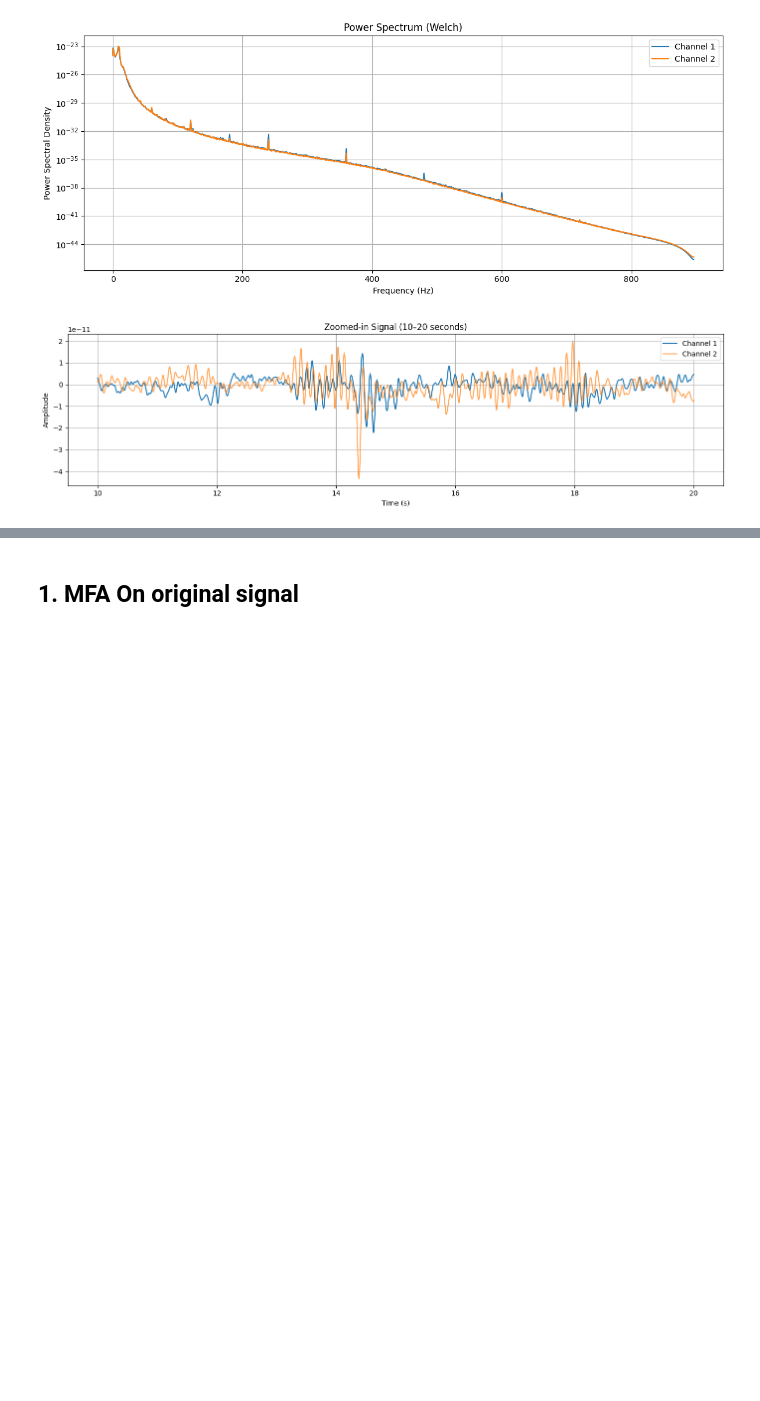
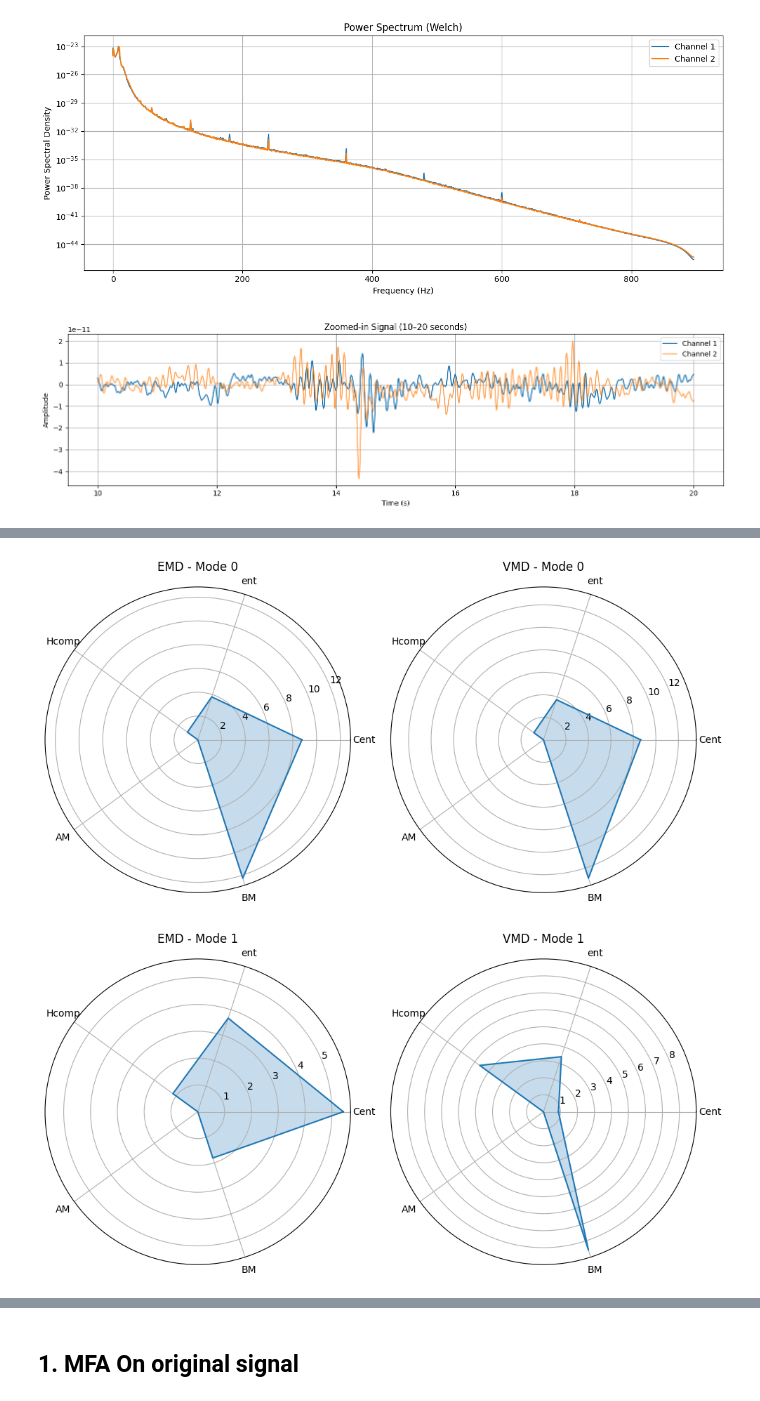
Before and after one commit to sbendimerad/mfa-internship, a Jupyter notebook: notebooks/01_vmd_mfa/02_vmd_mfa_real.ipynb, the cells around one changed output, grey strips where cells are left out. Saved outputs shown, nothing was run; the diff lists cells and outputs as text; code cells hidden in the pictures; blank space fills up the shorter version.

```diff
--- a/notebooks/01_vmd_mfa/02_vmd_mfa_real.ipynb
+++ b/notebooks/01_vmd_mfa/02_vmd_mfa_real.ipynb
@@ -126,0 +561,10 @@ def apply_mfa(signal, ch_label=""):
+# %%
+method_paths_dict = {
+    "EMD": "features_output/EMD",
+    "VMD": "features_output/VMDtransformer"
+}
+metrics_to_plot =  ["Cent", "ent", "Hcomp","AM","BM"]
+plot_dual_or_single_radar(method_paths_dict, metrics_to_plot, max_mode_index=5)
+# %% [output]
+[figure, added]
+[figure, added]
```
Also changed, not shown: parts of 38 cells of this notebook, 35 other files.
